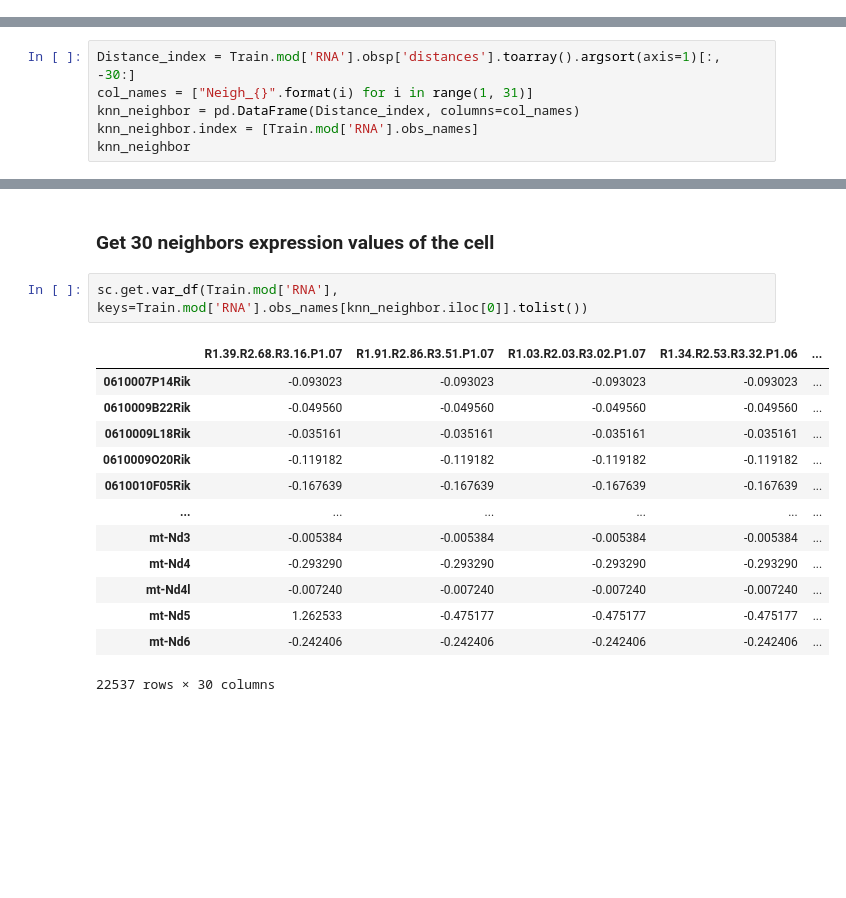
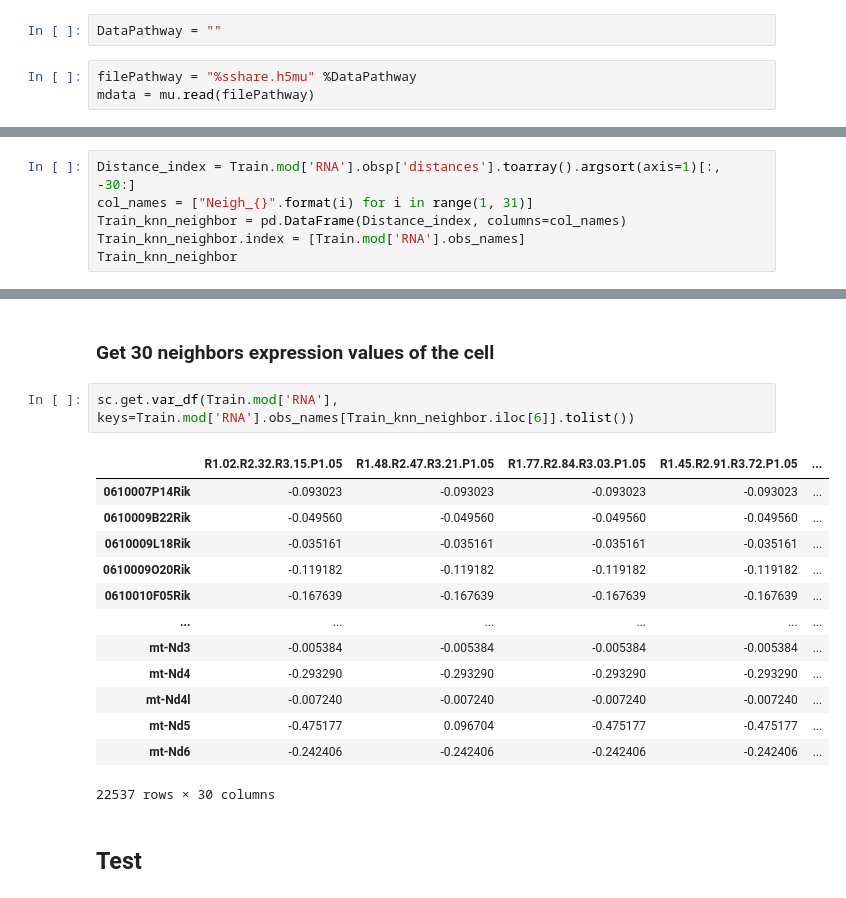
Before and after one commit to brent88310070/RNA2ATAC_Transformer, a Jupyter notebook: SHARE_seq_Data_Transform.ipynb, the cells around one changed output, grey strips where cells are left out. Cells and saved outputs as stored; diff of their text form; blank space fills up the shorter version.

```diff
--- a/SHARE_seq_Data_Transform.ipynb
+++ b/SHARE_seq_Data_Transform.ipynb
@@ -13,3 +10,8 @@ mdata = mu.read(DataPathway)
+# %%
+DataPathway = ""
+# %%
+filePathway = "%sshare.h5mu" %DataPathway
+mdata = mu.read(filePathway)
 # %%
 mdata
 # %% [output]
@@ -51,8 +55,8 @@ AnnData object with n_obs × n_vars = 24150 × 22537
 # %%
 Distance_index = Train.mod['RNA'].obsp['distances'].toarray().argsort(axis=1)[:, -30:]
 col_names = ["Neigh_{}".format(i) for i in range(1, 31)]
-knn_neighbor = pd.DataFrame(Distance_index, columns=col_names)
-knn_neighbor.index = [Train.mod['RNA'].obs_names]
-knn_neighbor
+Train_knn_neighbor = pd.DataFrame(Distance_index, columns=col_names)
+Train_knn_neighbor.index = [Train.mod['RNA'].obs_names]
+Train_knn_neighbor
 # %% [output]
 |  | Neigh_1 | Neigh_2 | Neigh_3 | Neigh_4 | Neigh_5 | Neigh_6 | Neigh_7 | Neigh_8 | Neigh_9 | Neigh_10 | ... | ... |
@@ -71,9 +75,9 @@ knn_neighbor
 # %% [markdown]
 ### Get 30 neighbors expression values of the cell
 # %%
-sc.get.var_df(Train.mod['RNA'], keys=Train.mod['RNA'].obs_names[knn_neighbor.iloc[0]].tolist())
+sc.get.var_df(Train.mod['RNA'], keys=Train.mod['RNA'].obs_names[Train_knn_neighbor.iloc[6]].tolist())
 # %% [output]
-|  | R1.39.R2.68.R3.16.P1.07 | R1.91.R2.86.R3.51.P1.07 | R1.03.R2.03.R3.02.P1.07 | R1.34.R2.53.R3.32.P1.06 | ... |
+|  | R1.02.R2.32.R3.15.P1.05 | R1.48.R2.47.R3.21.P1.05 | R1.77.R2.84.R3.03.P1.05 | R1.45.R2.91.R3.72.P1.05 | ... |
 | 0610007P14Rik | -0.093023 | -0.093023 | -0.093023 | -0.093023 | ... |
 | 0610009B22Rik | -0.049560 | -0.049560 | -0.049560 | -0.049560 | ... |
 | 0610009L18Rik | -0.035161 | -0.035161 | -0.035161 | -0.035161 | ... |
@@ -83,6 +87,8 @@ sc.get.var_df(Train.mod['RNA'], keys=Train.mod['RNA'].obs_names[knn_neighbor.ilo
 | mt-Nd3 | -0.005384 | -0.005384 | -0.005384 | -0.005384 | ... |
 | mt-Nd4 | -0.293290 | -0.293290 | -0.293290 | -0.293290 | ... |
 | mt-Nd4l | -0.007240 | -0.007240 | -0.007240 | -0.007240 | ... |
-| mt-Nd5 | 1.262533 | -0.475177 | -0.475177 | -0.475177 | ... |
+| mt-Nd5 | -0.475177 | 0.096704 | -0.475177 | -0.475177 | ... |
 | mt-Nd6 | -0.242406 | -0.242406 | -0.242406 | -0.242406 | ... |
 22537 rows × 30 columns
+# %% [markdown]
+## Test
```
Also changed, not shown: parts of 12 cells of this notebook.
